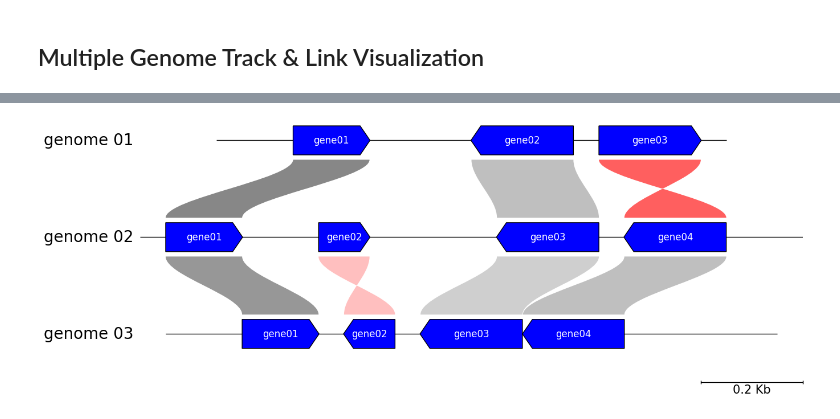
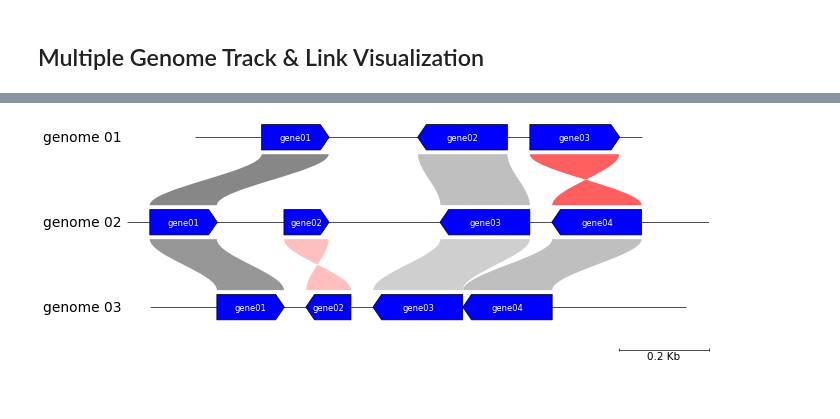
Before and after one commit to moshi4/pyGenomeViz, a Jupyter notebook: notebooks/01_pygenomeviz_basic_usage.ipynb, the cells around one changed output, grey strips where cells are left out. Cells and saved outputs as stored; diff of their text form; code cells hidden in the pictures.

```diff
--- a/notebooks/01_pygenomeviz_basic_usage.ipynb
+++ b/notebooks/01_pygenomeviz_basic_usage.ipynb
@@ -127,32 +127,32 @@ for genome in genome_list:
             end,
             strand,
             label=f"gene{idx:02d}",
             labelsize=12,
             labelcolor="white",
             facecolor="blue",
             linewidth=1,
             labelrotation=0,
             labelvpos="center",
             labelhpos="center",
             labelha="center",
         )
 
 # Add links (link colors are interpolated by identity)
 links = [
     # Links between "genome 01" and "genome 02"
     {"link1": ("genome 01", 150, 300), "link2": ("genome 02", 50, 200), "identity": 95},
     {"link1": ("genome 01", 700, 500), "link2": ("genome 02", 900, 700), "identity": 60},
     {"link1": ("genome 01", 750, 950), "link2": ("genome 02", 1150, 950), "identity": 70},
     # Links between "genome 02" and "genome 03"
     {"link1": ("genome 02", 50, 200), "link2": ("genome 03", 150, 300), "identity": 85},
     {"link1": ("genome 02", 350, 450), "link2": ("genome 03", 450, 350), "identity": 40},
     {"link1": ("genome 02", 900, 700), "link2": ("genome 03", 700, 500), "identity": 50},
     {"link1": ("genome 03", 900, 701), "link2": ("genome 02", 1150, 950), "identity": 60},
 ]
 for link in links:
     link1, link2, identity = link["link1"], link["link2"], link["identity"]
     gv.add_link(link1, link2, interpolation_value=identity, vmin=20, vmax=100, curve=True)
 
-fig = gv.plotfig(dpi=100)
+fig = gv.plotfig(dpi=50)
 # %% [output]
-[figure, old version]
+[figure, new version]
```
Also changed, not shown: parts of 3 cells of this notebook, 1 other file.
